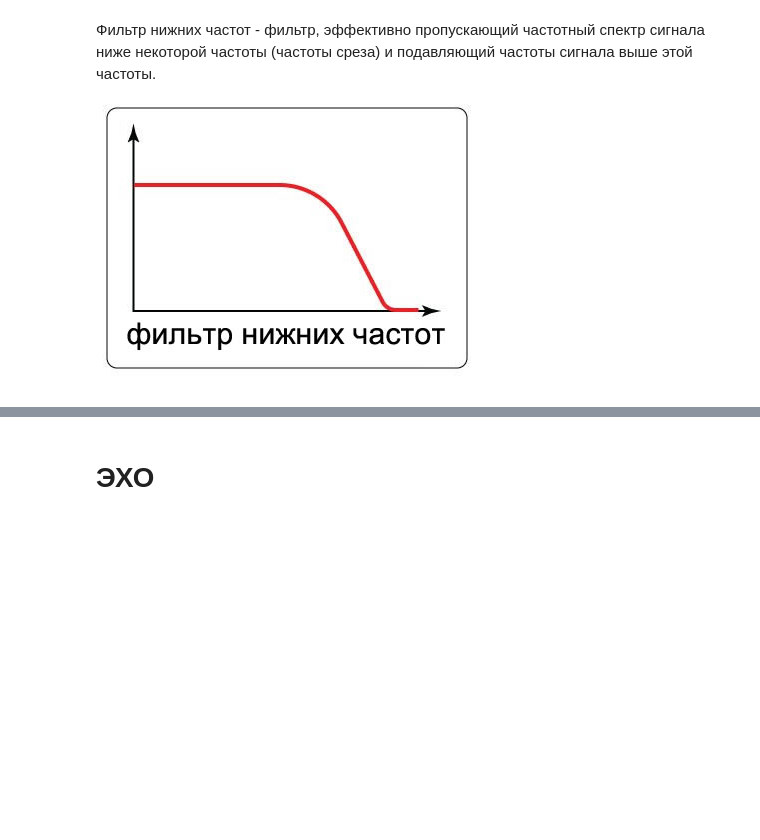
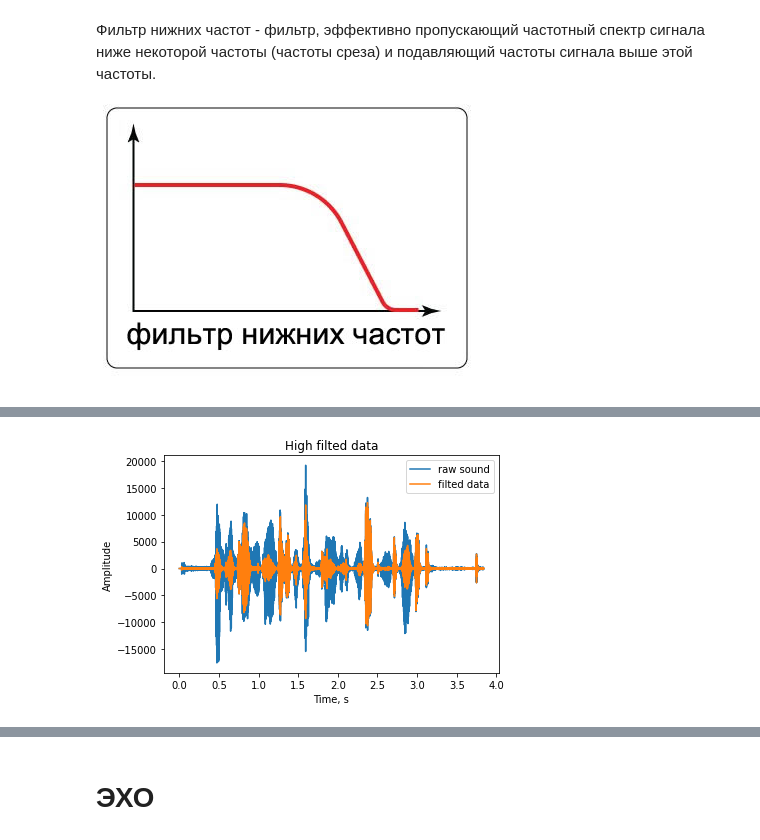
Before and after one commit to aaapetrova/DSP, a Jupyter notebook: Petrova_lb1.ipynb, the cells around one changed output, grey strips where cells are left out. Drawn from its saved outputs; the diff is of its cells as text; code cells hidden in the pictures; blank space fills up the shorter version.

```diff
--- a/Petrova_lb1.ipynb
+++ b/Petrova_lb1.ipynb
@@ -80,0 +84,22 @@ Audio(filtedData,rate=frame_rate)
+# %%
+Fs = frame_rate / 10 # частота среза
+# %%
+def filter_high_pass(FD, FS, m, data):
+    wn = 2 * FS/ FD
+    b, a = signal.butter(m, wn, 'highpass')
+    return signal.filtfilt(b, a, data)
+
+filtedData = filter_high_pass(Fd, Fs, m, sound_data)
+
+fig, ax = plt.subplots()
+plt.title("High filted data")
+plt.xlabel("Time, s")
+plt.ylabel("Amplitude")
+ax.plot(time, sound_data, label = 'raw sound')
+ax.plot(time, filtedData, label = 'filted data')
+ax.legend()
+plt.show()
+
+Audio(filtedData,rate=frame_rate)
+# %% [output]
+[figure, added]
```
Also changed, not shown: parts of 4 cells of this notebook.
